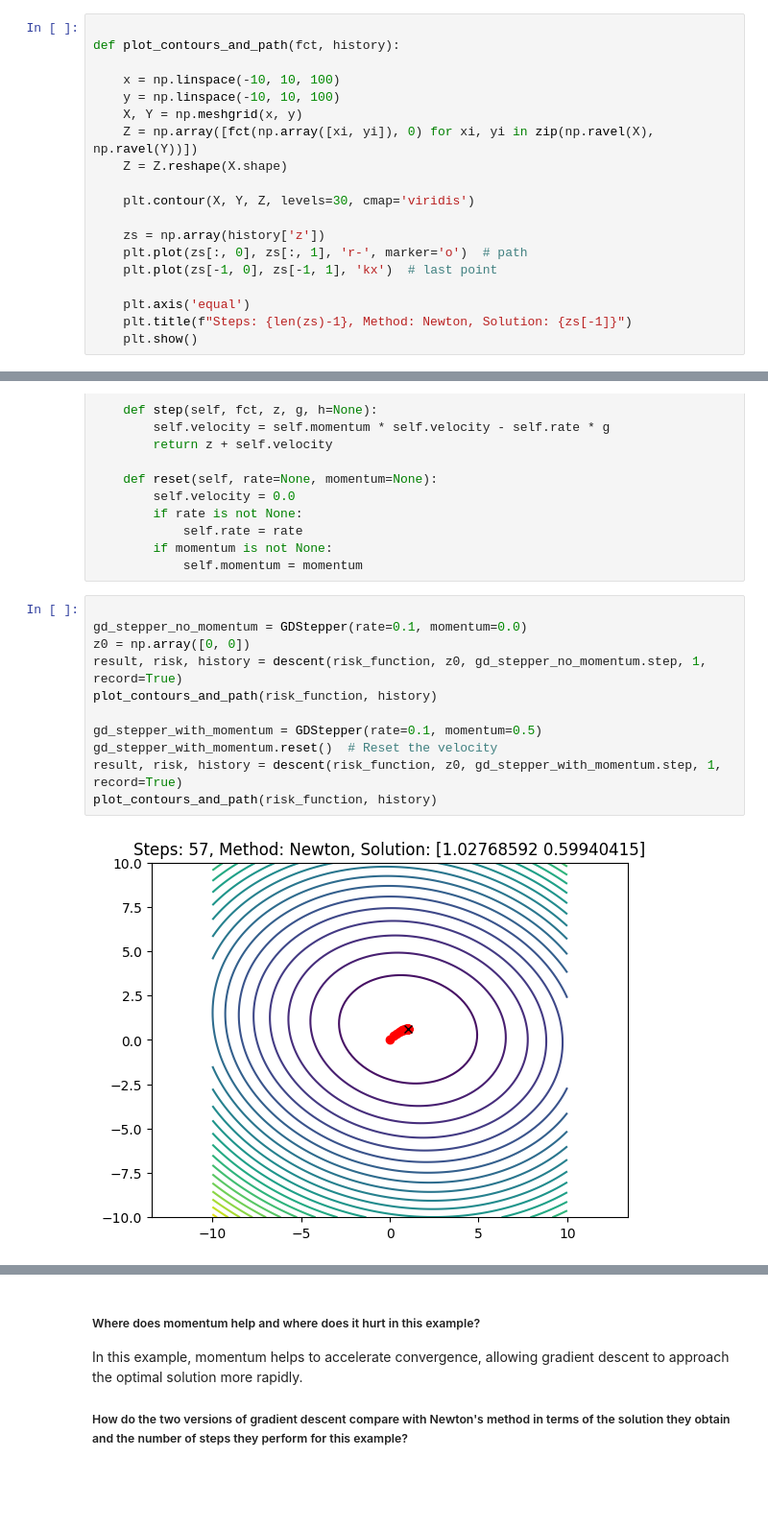
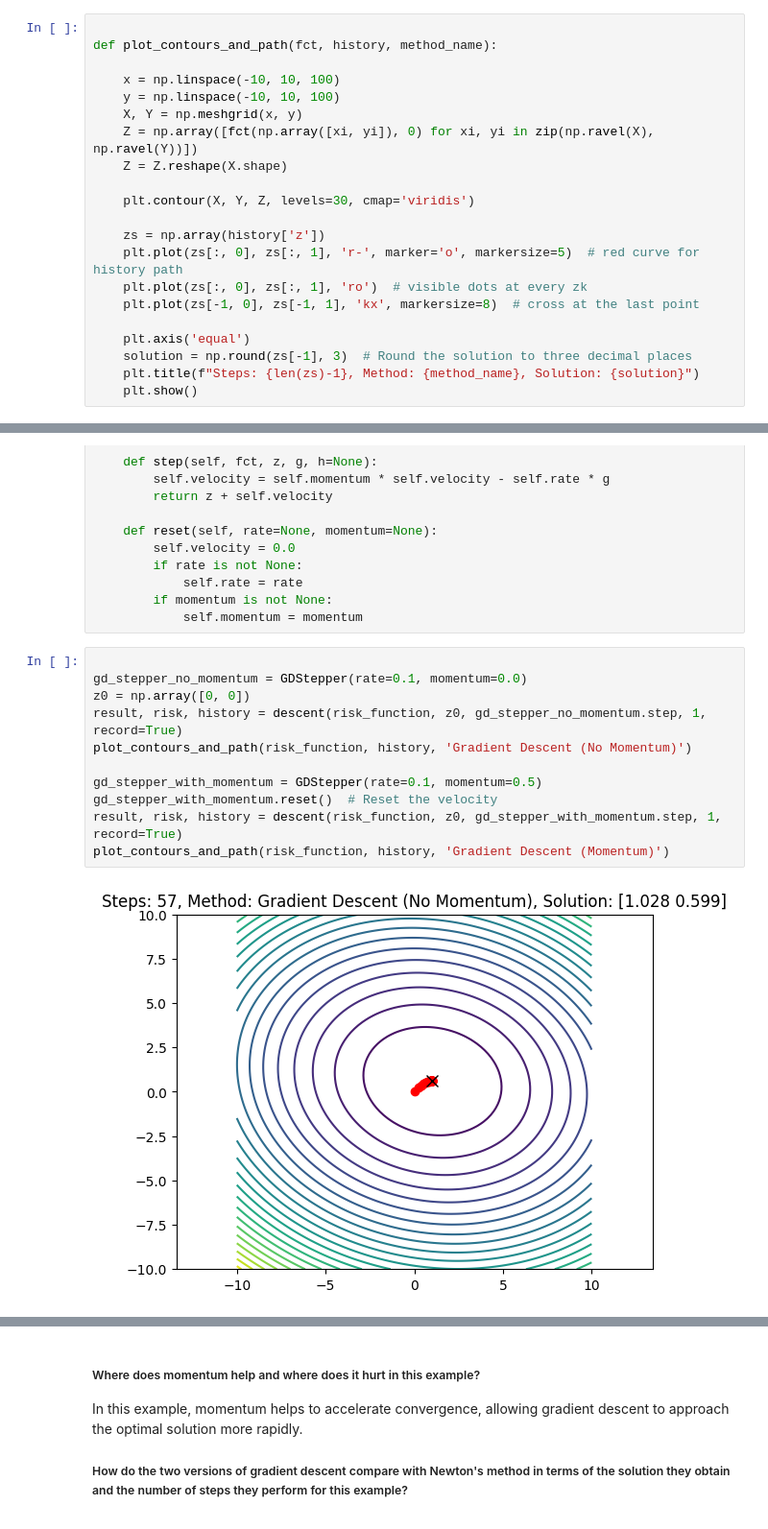
Before and after one commit to mhy-666/ComputerVision, a Jupyter notebook: Homework2/homework02.ipynb, the cells around one changed output, grey strips where cells are left out. Shown: that part at 96% size. Cells and saved outputs as stored; diff of their text form; blank space fills up the shorter version.

```diff
--- a/Homework2/homework02.ipynb
+++ b/Homework2/homework02.ipynb
@@ -161,7 +161,7 @@ def newton_step(fct, z, g, h):
     return z + step
 # %%
 
-def plot_contours_and_path(fct, history):
+def plot_contours_and_path(fct, history, method_name):
 
     x = np.linspace(-10, 10, 100)
     y = np.linspace(-10, 10, 100)
@@ -172,11 +172,13 @@ def plot_contours_and_path(fct, history):
     plt.contour(X, Y, Z, levels=30, cmap='viridis')
 
     zs = np.array(history['z'])
-    plt.plot(zs[:, 0], zs[:, 1], 'r-', marker='o')  # path
-    plt.plot(zs[-1, 0], zs[-1, 1], 'kx')  # last point
+    plt.plot(zs[:, 0], zs[:, 1], 'r-', marker='o', markersize=5)  # red curve for history path
+    plt.plot(zs[:, 0], zs[:, 1], 'ro')  # visible dots at every zk
+    plt.plot(zs[-1, 0], zs[-1, 1], 'kx', markersize=8)  # cross at the last point
 
     plt.axis('equal')
-    plt.title(f"Steps: {len(zs)-1}, Method: Newton, Solution: {zs[-1]}")
+    solution = np.round(zs[-1], 3)  # Round the solution to three decimal places
+    plt.title(f"Steps: {len(zs)-1}, Method: {method_name}, Solution: {solution}")
     plt.show()
 # %%
 
@@ -250,13 +247,13 @@ class GDStepper:
 # %%
 
 gd_stepper_no_momentum = GDStepper(rate=0.1, momentum=0.0)
 z0 = np.array([0, 0])
 result, risk, history = descent(risk_function, z0, gd_stepper_no_momentum.step, 1, record=True)
-plot_contours_and_path(risk_function, history)
+plot_contours_and_path(risk_function, history, 'Gradient Descent (No Momentum)')
 
 gd_stepper_with_momentum = GDStepper(rate=0.1, momentum=0.5)
 gd_stepper_with_momentum.reset()  # Reset the velocity
 result, risk, history = descent(risk_function, z0, gd_stepper_with_momentum.step, 1, record=True)
-plot_contours_and_path(risk_function, history)
+plot_contours_and_path(risk_function, history, 'Gradient Descent (Momentum)')
 # %% [output]
-[figure, old version]
+[figure, new version]
```
Also changed, not shown: parts of 5 cells of this notebook.
